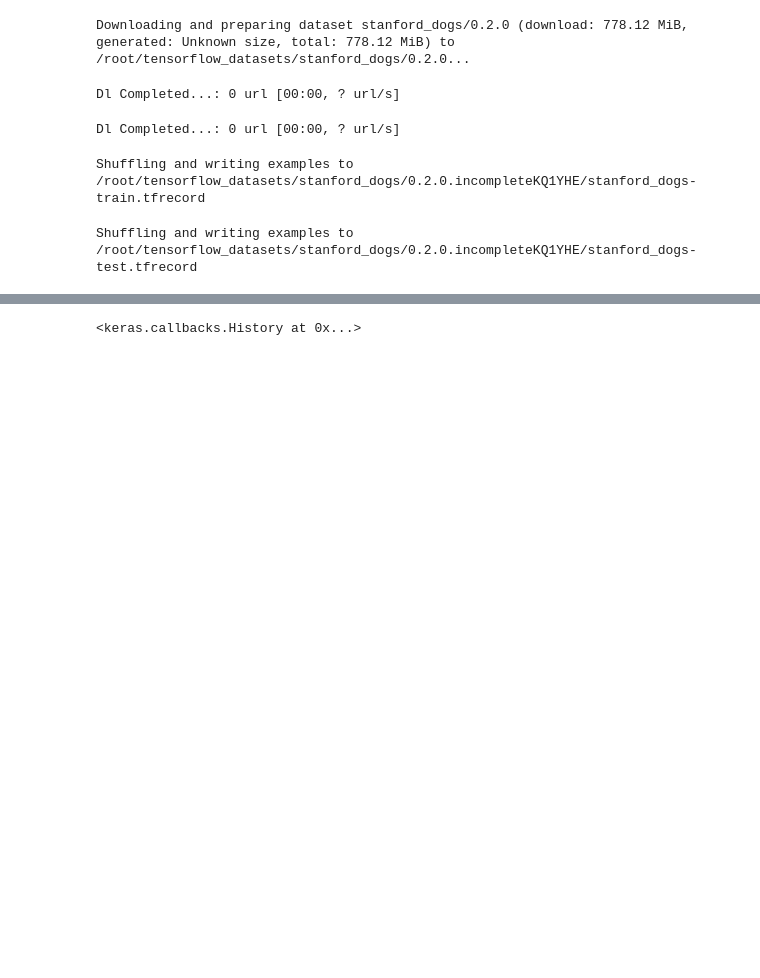
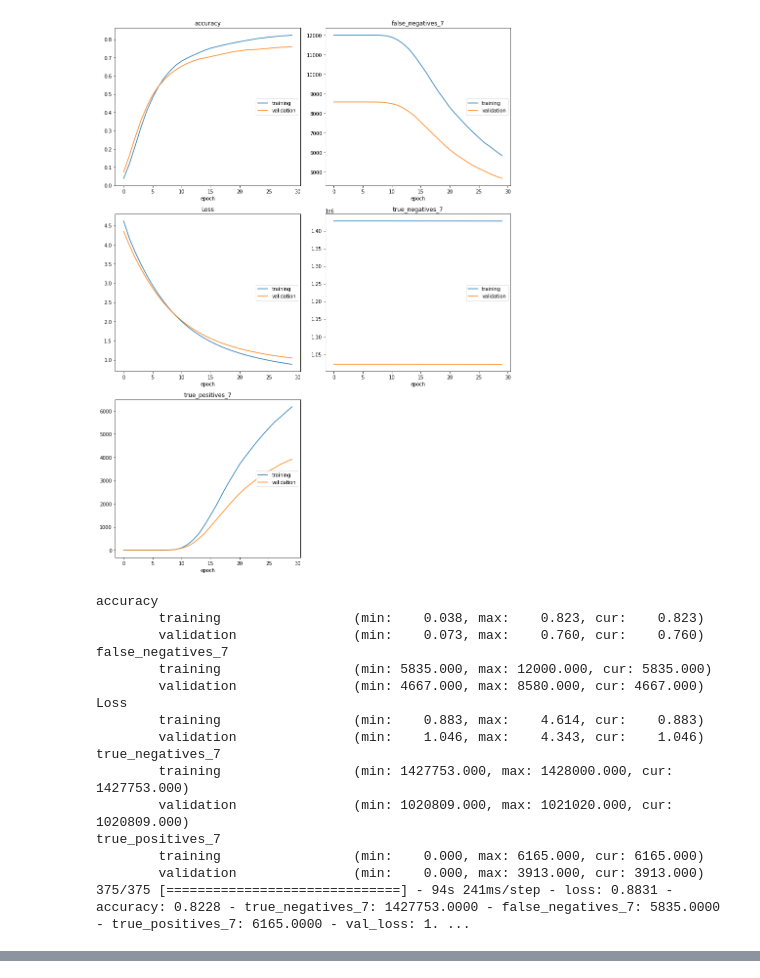
Before and after one commit to AbdulHakkam/SDGP, a Jupyter notebook: Python.ipynb, the cells around one changed output, grey strips where cells are left out. Saved outputs shown, nothing was run; the diff lists cells and outputs as text; code cells hidden in the pictures; blank space fills up the shorter version.

```diff
--- a/Python.ipynb
+++ b/Python.ipynb
@@ -6,11 +6,11 @@ import tensorflow_datasets as tfds
 import numpy as np
 import cv2 as cv
 import pandas as pd
-
+import sklearn.metrics as metrics
 from tensorflow import keras
 
-
-
+!pip install livelossplot
+from livelossplot import PlotLossesKeras
 
 
 (ds_train,ds_test),info = tfds.load('StanfordDogs', split=["train","test"], with_info=True,as_supervised=True)  #retreiving dataset
@@ -29,37 +29,51 @@ def prepare(dataset, batch_size=None):                                         #
     ds = dataset.map(preprocess, num_parallel_calls=4)
     ds = ds.shuffle(buffer_size=1000)
     if batch_size:
       ds = ds.batch(batch_size)
     ds = ds.prefetch(buffer_size=tf.data.experimental.AUTOTUNE)
     return ds
 
 
 
 
 
 ds_train = prepare(ds_train,batch_size=32)
 ds_test =prepare(ds_test,batch_size=32)
 
 
 
 IMG_SHAPE=(244,244,3)
 base_model = tf.keras.applications.MobileNetV2(input_shape=IMG_SHAPE,
+
                                                include_top=False,
                                                weights='imagenet')
 base_model.trainable = False
 model = tf.keras.Sequential([
   base_model,
   tf.keras.layers.GlobalAveragePooling2D(),
   tf.keras.layers.Dense(120, activation='softmax')
 ])
 model.compile(optimizer=tf.keras.optimizers.Adamax(0.0001),
               loss='categorical_crossentropy',
-              metrics=['accuracy', 'top_k_categorical_accuracy'])
+              metrics=['accuracy',tf.keras.metrics.TrueNegatives(),tf.keras.metrics.FalseNegatives(),tf.keras.metrics.TruePositives()]
+              )
 
-model.fit(ds_train,epochs=30,validation_data=ds_test)
+history = model.fit(ds_train,epochs=30,validation_data=ds_test,callbacks=[PlotLossesKeras()])
 # %% [output]
+[figure, added]
-Downloading and preparing dataset stanford_dogs/0.2.0 (download: 778.12 MiB, generated: Unknown size, total: 778.12 MiB) to /root/tensorflow_datasets/stanford_dogs/0.2.0...
+accuracy
+        training                 (min:    0.038, max:    0.823, cur:    0.823)
+        validation               (min:    0.073, max:    0.760, cur:    0.760)
+false_negatives_7
+        training                 (min: 5835.000, max: 12000.000, cur: 5835.000)
+        validation               (min: 4667.000, max: 8580.000, cur: 4667.000)
+Loss
+        training                 (min:    0.883, max:    4.614, cur:    0.883)
+        validation               (min:    1.046, max:    4.343, cur:    1.046)
+true_negatives_7
+        training                 (min: 1427753.000, max: 1428000.000, cur: 1427753.000)
+        validation               (min: 1020809.000, max: 1021020.000, cur: 1020809.000)
+true_positives_7
+        training                 (min:    0.000, max: 6165.000, cur: 6165.000)
+        validation               (min:    0.000, max: 3913.000, cur: 3913.000)
+375/375 [==============================] - 94s 241ms/step - loss: 0.8831 - accuracy: 0.8228 - true_negatives_7: 1427753.0000 - false_negatives_7: 5835.0000 - true_positives_7: 6165.0000 - val_loss: 1. ...
-Dl Completed...: 0 url [00:00, ? url/s]
-Dl Completed...: 0 url [00:00, ? url/s]
-Shuffling and writing examples to /root/tensorflow_datasets/stanford_dogs/0.2.0.incompleteKQ1YHE/stanford_dogs-train.tfrecord
-Shuffling and writing examples to /root/tensorflow_datasets/stanford_dogs/0.2.0.incompleteKQ1YHE/stanford_dogs-test.tfrecord
@@ -86 +79,0 @@ Epoch 30/30
-<keras.callbacks.History at 0x...>
```
Also changed, not shown: parts of 1 cell of this notebook.
